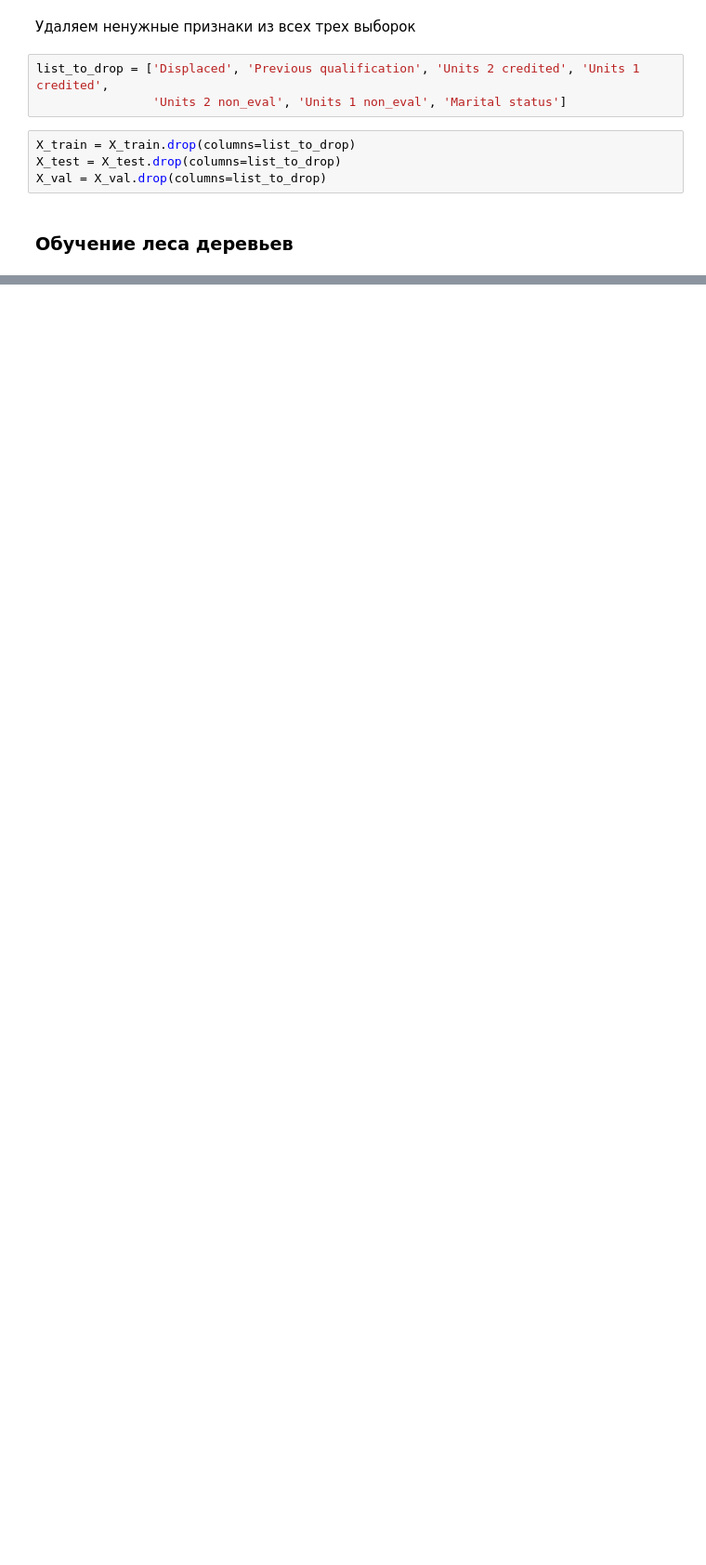
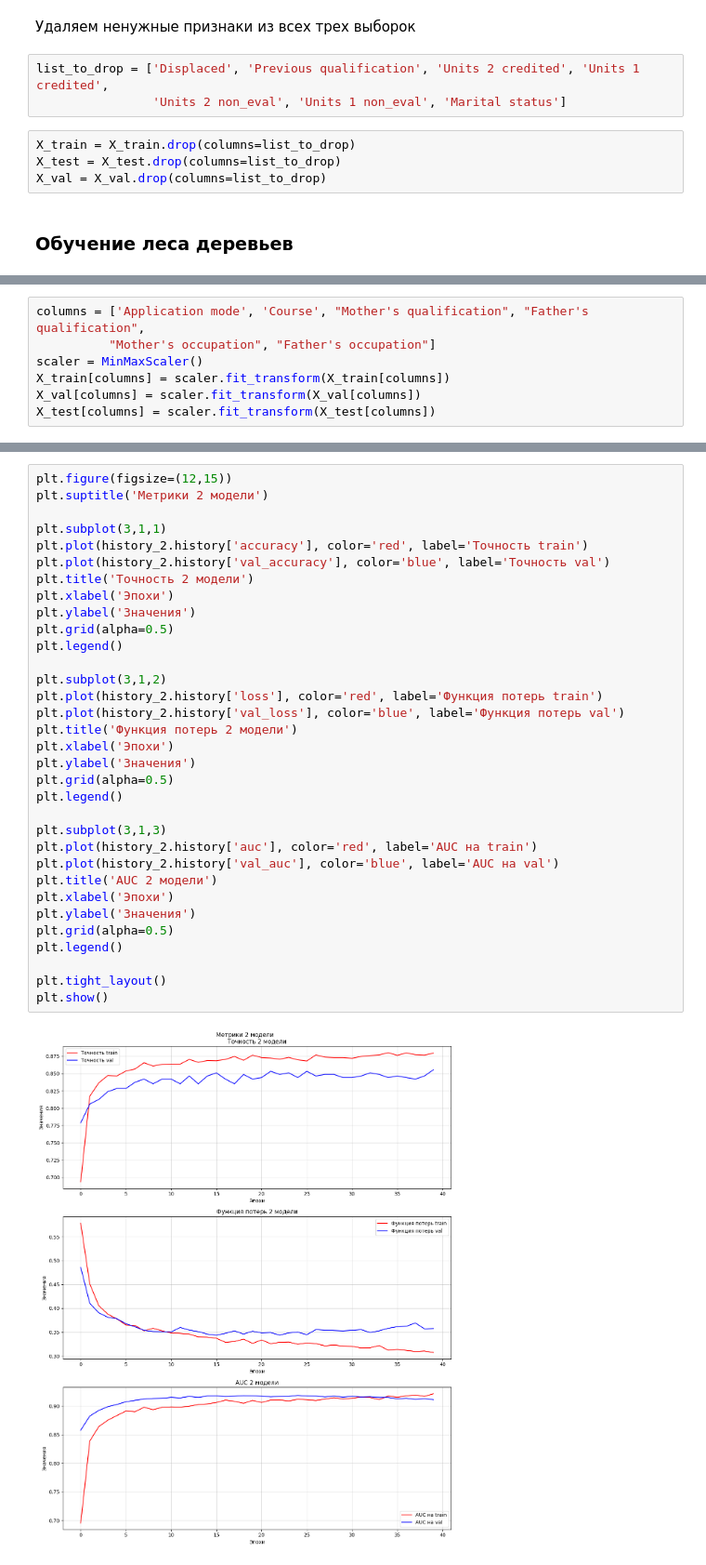
Before and after one commit to moon-may/Machine_Learning, a Jupyter notebook: random_forest.ipynb, the cells around one changed output, grey strips where cells are left out. Shown: that part at 93% size. Saved outputs shown, nothing was run; the diff lists cells and outputs as text; blank space fills up the shorter version.

```diff
--- a/random_forest.ipynb
+++ b/random_forest.ipynb
@@ -159,0 +170,7 @@ plt.show()
+# %%
+columns = ['Application mode', 'Course', "Mother's qualification", "Father's qualification",
+          "Mother's occupation", "Father's occupation"]
+scaler = MinMaxScaler()
+X_train[columns] = scaler.fit_transform(X_train[columns])
+X_val[columns] = scaler.fit_transform(X_val[columns])
+X_test[columns] = scaler.fit_transform(X_test[columns])
@@ -159,0 +300,35 @@ plt.show()
+# %%
+plt.figure(figsize=(12,15))
+plt.suptitle('Метрики 2 модели')
+
+plt.subplot(3,1,1)
+plt.plot(history_2.history['accuracy'], color='red', label='Точность train')
+plt.plot(history_2.history['val_accuracy'], color='blue', label='Точность val')
+plt.title('Точность 2 модели')
+plt.xlabel('Эпохи')
+plt.ylabel('Значения')
+plt.grid(alpha=0.5)
+plt.legend()
+
+plt.subplot(3,1,2)
+plt.plot(history_2.history['loss'], color='red', label='Функция потерь train')
+plt.plot(history_2.history['val_loss'], color='blue', label='Функция потерь val')
+plt.title('Функция потерь 2 модели')
+plt.xlabel('Эпохи')
+plt.ylabel('Значения')
+plt.grid(alpha=0.5)
+plt.legend()
+
+plt.subplot(3,1,3)
+plt.plot(history_2.history['auc'], color='red', label='AUC на train')
+plt.plot(history_2.history['val_auc'], color='blue', label='AUC на val')
+plt.title('AUC 2 модели')
+plt.xlabel('Эпохи')
+plt.ylabel('Значения')
+plt.grid(alpha=0.5)
+plt.legend()
+
+plt.tight_layout()
+plt.show()
+# %% [output]
+[figure, added]
```
Also changed, not shown: parts of 17 cells of this notebook.
